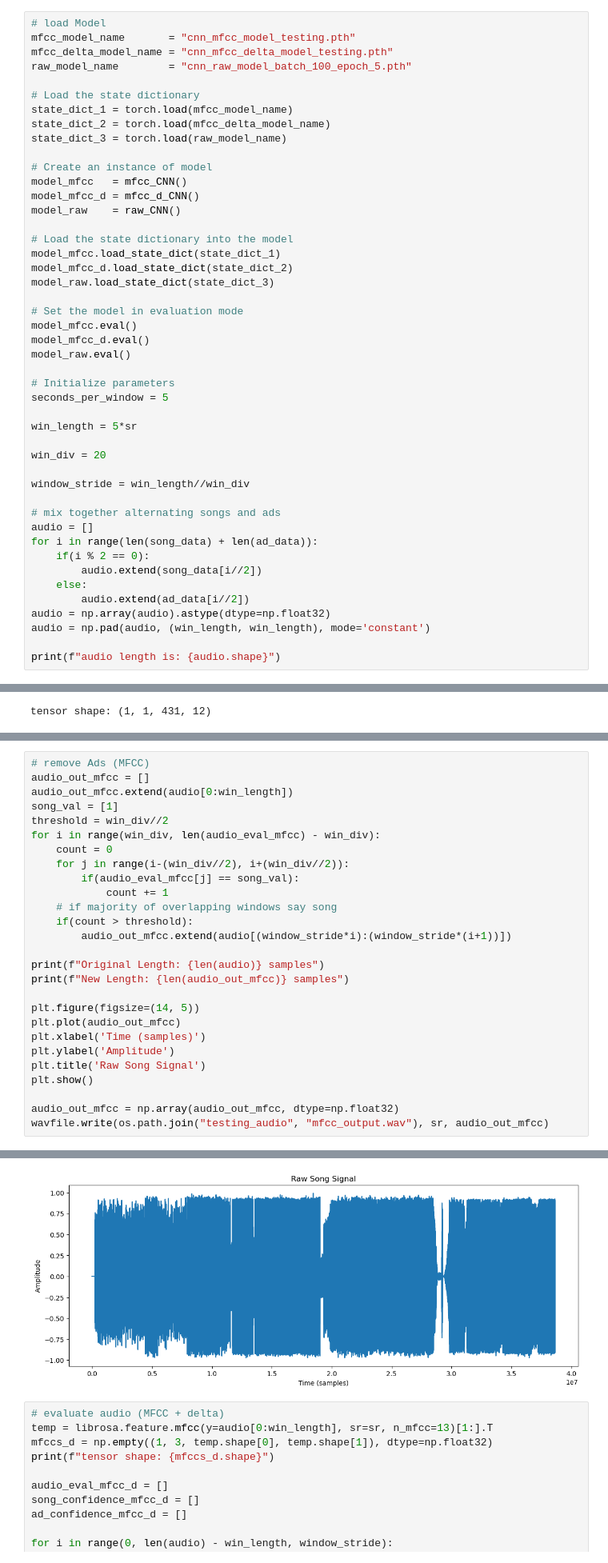
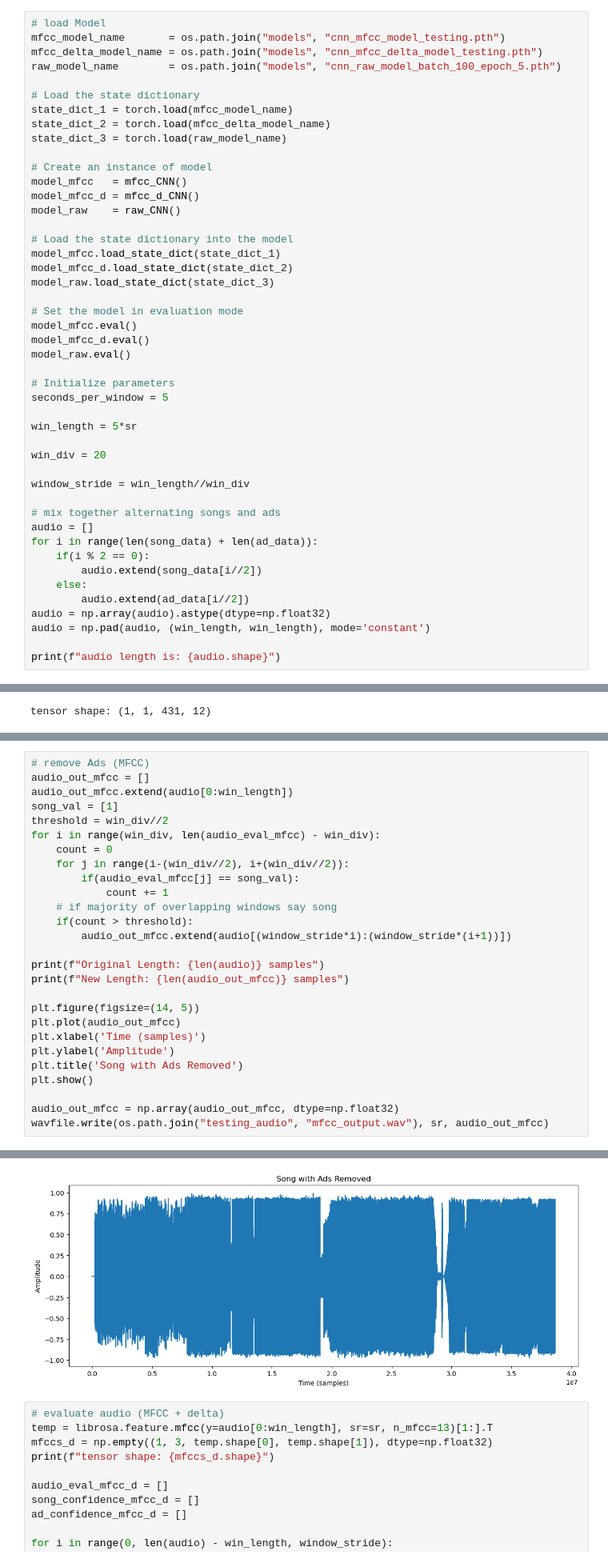
Before and after one commit to sion23/radio-adblock, a Jupyter notebook: cnn_test_complex.ipynb, the cells around one changed output, grey strips where cells are left out. Shown at 80% size. Drawn from its saved outputs; the diff is of its cells as text.

Commit message:
made it so that data/models stored in folders

```diff
--- a/cnn_test_complex.ipynb
+++ b/cnn_test_complex.ipynb
@@ -166,9 +166,9 @@ def get_window(audio, begin, window_size):
     return audio[(begin):(begin+window_size)]
 # %%
 # load Model
-mfcc_model_name       = "cnn_mfcc_model_testing.pth"
-mfcc_delta_model_name = "cnn_mfcc_delta_model_testing.pth"
-raw_model_name        = "cnn_raw_model_batch_100_epoch_5.pth"
+mfcc_model_name       = os.path.join("models", "cnn_mfcc_model_testing.pth")
+mfcc_delta_model_name = os.path.join("models", "cnn_mfcc_delta_model_testing.pth")
+raw_model_name        = os.path.join("models", "cnn_raw_model_batch_100_epoch_5.pth")
 
 # Load the state dictionary
 state_dict_1 = torch.load(mfcc_model_name)
@@ -272,34 +272,34 @@ plt.show()
 # %%
 # remove Ads (MFCC)
 audio_out_mfcc = []
 audio_out_mfcc.extend(audio[0:win_length])
 song_val = [1]
 threshold = win_div//2
 for i in range(win_div, len(audio_eval_mfcc) - win_div):
     count = 0
     for j in range(i-(win_div//2), i+(win_div//2)):
         if(audio_eval_mfcc[j] == song_val):
             count += 1
     # if majority of overlapping windows say song
     if(count > threshold):
         audio_out_mfcc.extend(audio[(window_stride*i):(window_stride*(i+1))])
 
 print(f"Original Length: {len(audio)} samples")
 print(f"New Length: {len(audio_out_mfcc)} samples")
 
 plt.figure(figsize=(14, 5))
 plt.plot(audio_out_mfcc)
 plt.xlabel('Time (samples)')
 plt.ylabel('Amplitude')
-plt.title('Raw Song Signal')
+plt.title('Song with Ads Removed')
 plt.show()
 
 audio_out_mfcc = np.array(audio_out_mfcc, dtype=np.float32)
 wavfile.write(os.path.join("testing_audio", "mfcc_output.wav"), sr, audio_out_mfcc)
 # %% [output]
 Original Length: 44939861 samples
 New Length: 38631600 samples
-[figure, old version]
+[figure, new version]
 # %%
 # evaluate audio (MFCC + delta)
 temp = librosa.feature.mfcc(y=audio[0:win_length], sr=sr, n_mfcc=13)[1:].T
```
Also changed, not shown: parts of 2 cells of this notebook, 4 other files.
